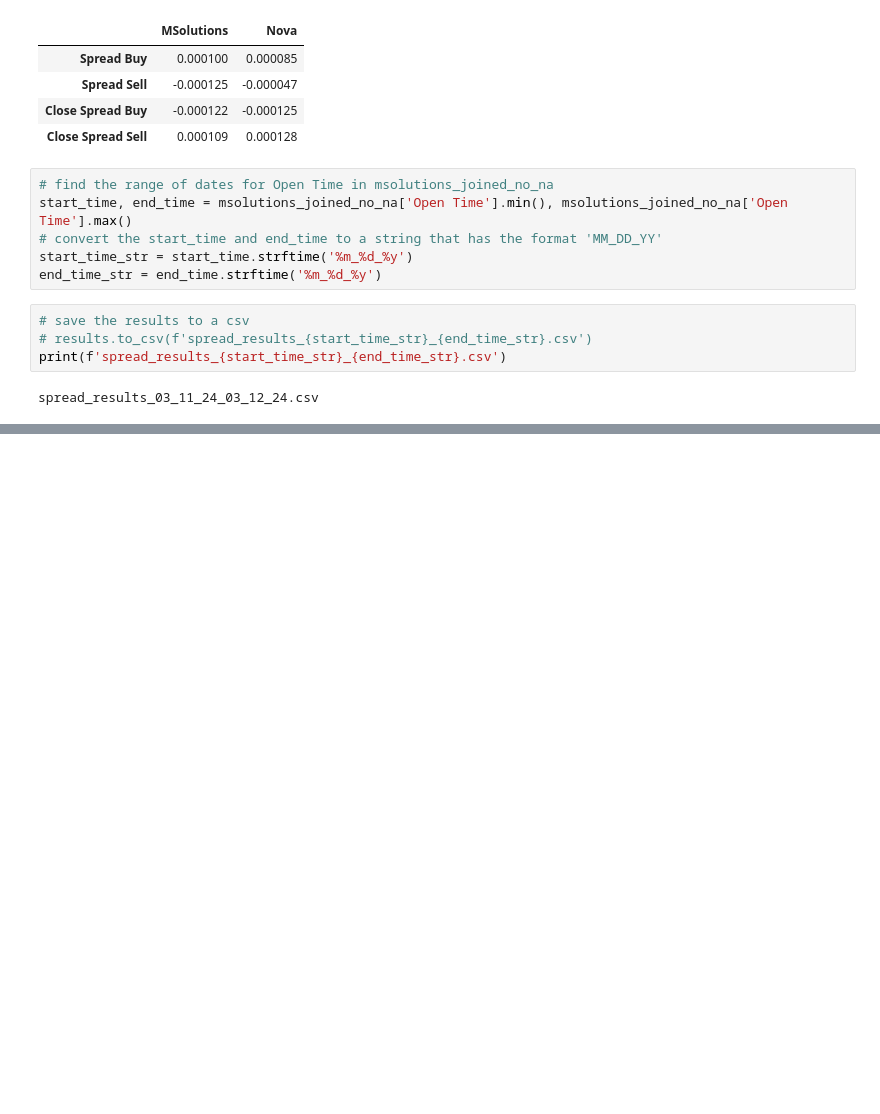
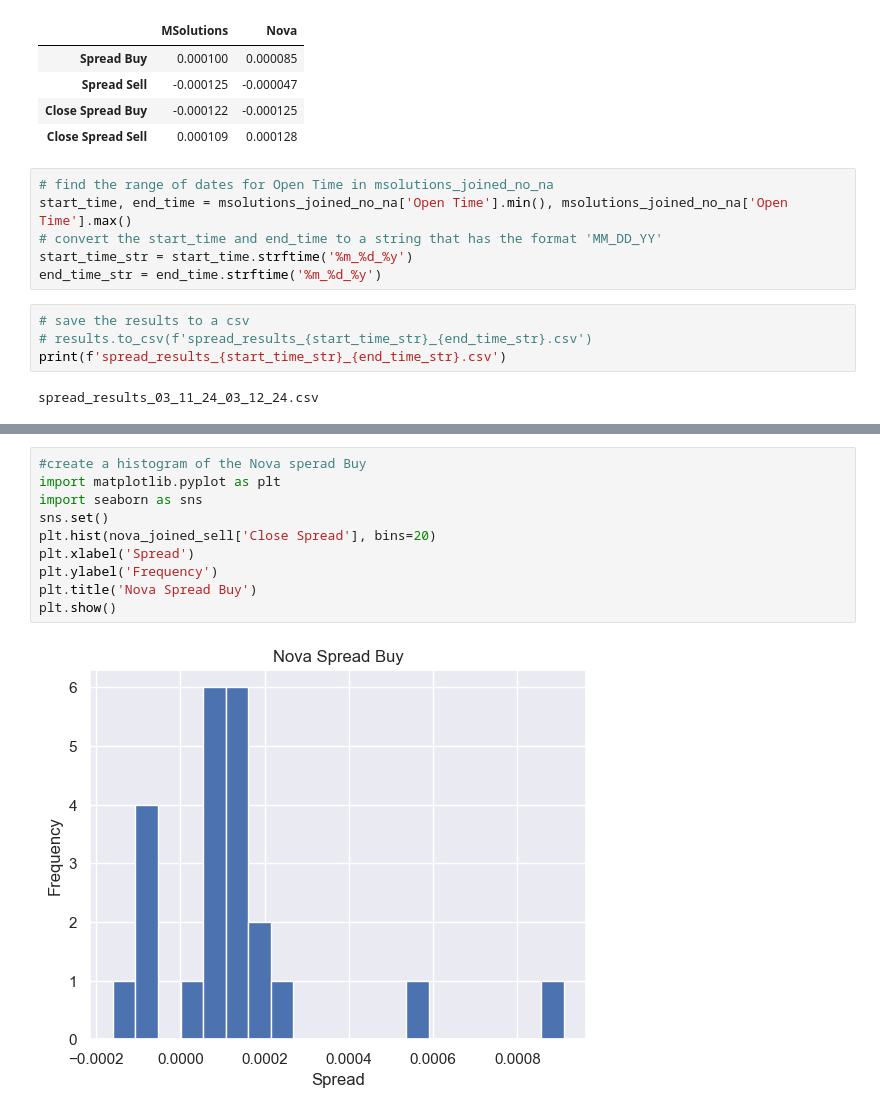
Before and after one commit to lilfetz22/Trading, a Jupyter notebook: Avg_spread.ipynb, the cells around one changed output, grey strips where cells are left out. Saved outputs shown, nothing was run; the diff lists cells and outputs as text; blank space fills up the shorter version.

```diff
--- a/Avg_spread.ipynb
+++ b/Avg_spread.ipynb
@@ -241,0 +245,12 @@ msolutions_joined_no_na.loc[:, ['Open Time', 'Type', 'Open', 'Price', 'Spread']]
+# %%
+#create a histogram of the Nova sperad Buy
+import matplotlib.pyplot as plt
+import seaborn as sns
+sns.set()
+plt.hist(nova_joined_sell['Close Spread'], bins=20)
+plt.xlabel('Spread')
+plt.ylabel('Frequency')
+plt.title('Nova Spread Buy')
+plt.show()
+# %% [output]
+[figure, added]
```
Also changed, not shown: parts of 8 cells of this notebook.
